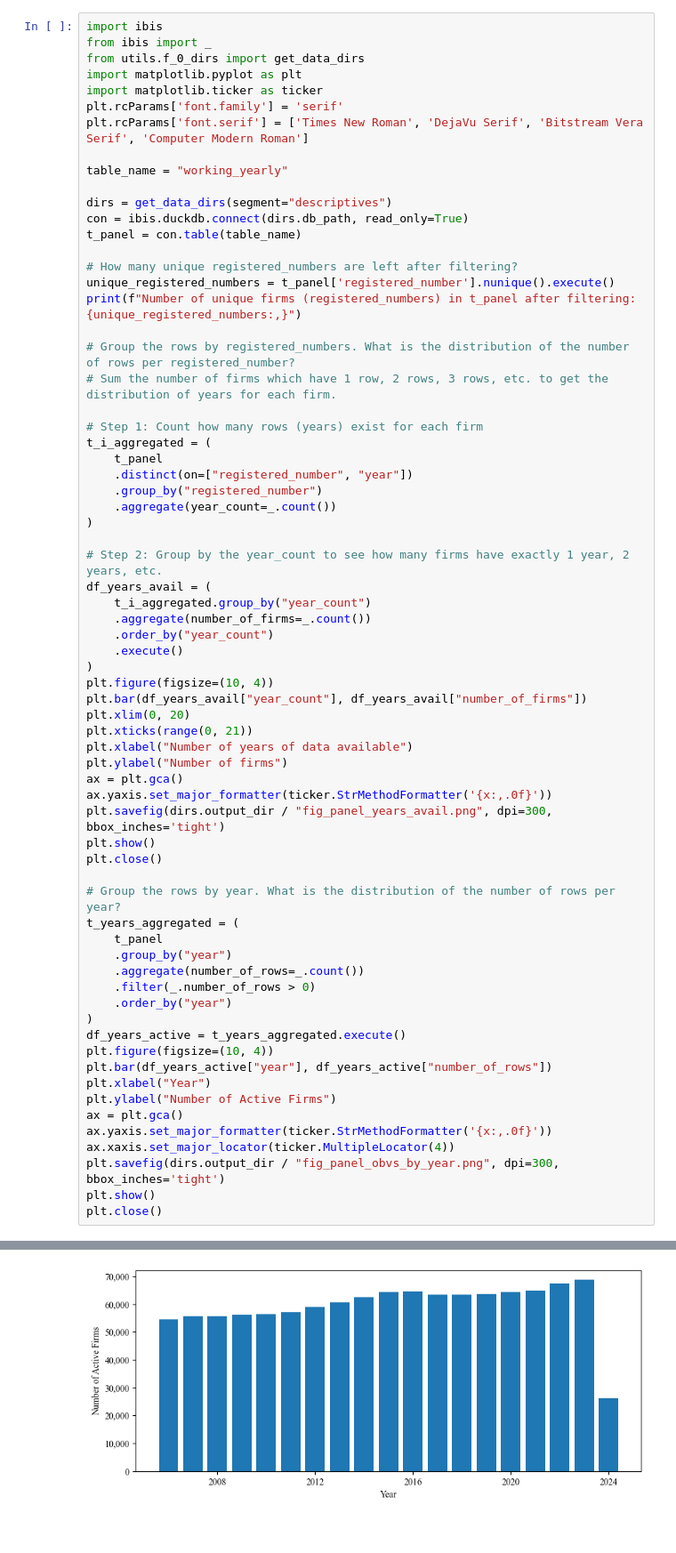
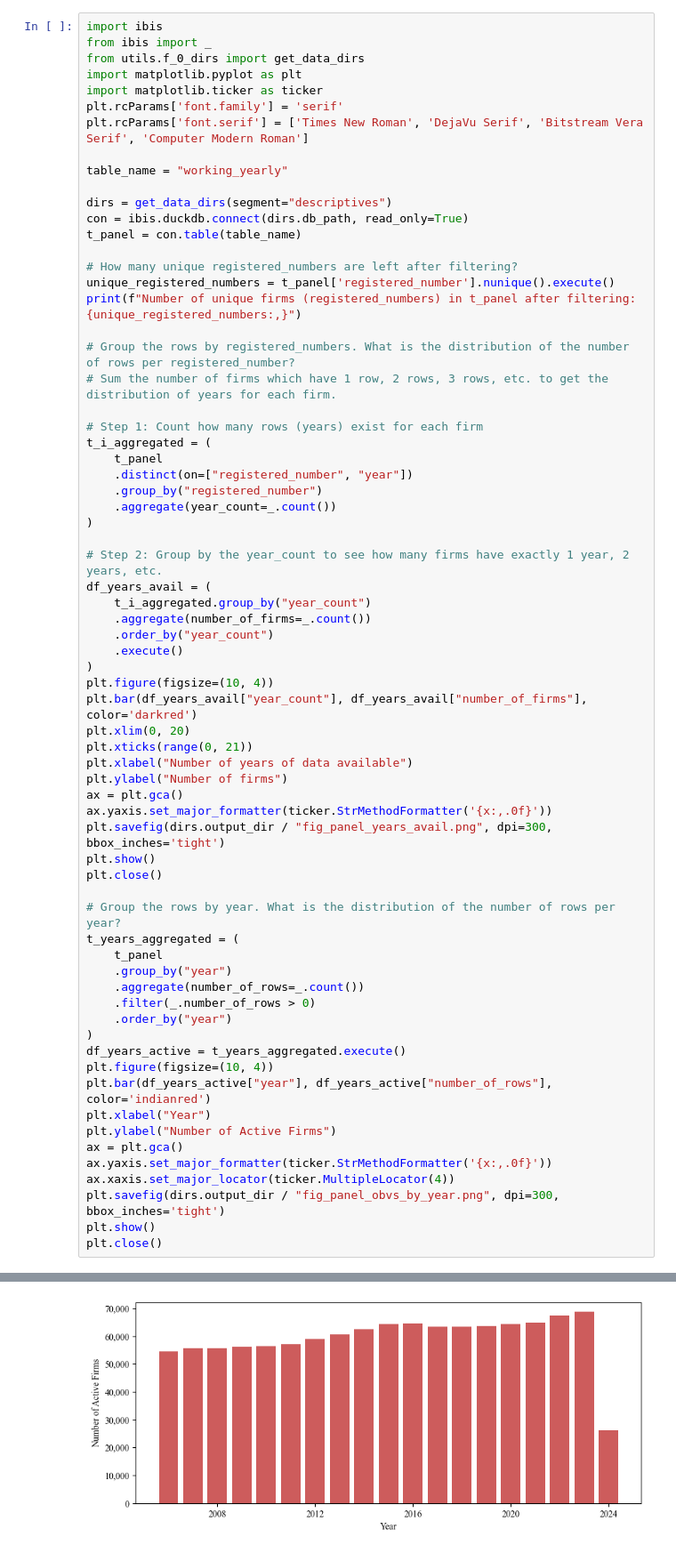
Before and after one commit to aloysiuslip/ucl-diss-ECON0079, a Jupyter notebook: descriptives/src/main_4_data_financial.ipynb, the cells around one changed output, grey strips where cells are left out. Shown at 89% size. Cells and saved outputs as stored; diff of their text form.

```diff
--- a/descriptives/src/main_4_data_financial.ipynb
+++ b/descriptives/src/main_4_data_financial.ipynb
@@ -36,7 +36,7 @@ df_years_avail = (
     .execute()
 )
 plt.figure(figsize=(10, 4))
-plt.bar(df_years_avail["year_count"], df_years_avail["number_of_firms"])
+plt.bar(df_years_avail["year_count"], df_years_avail["number_of_firms"], color='darkred')
 plt.xlim(0, 20)
 plt.xticks(range(0, 21))
 plt.xlabel("Number of years of data available")
@@ -57,7 +57,7 @@ t_years_aggregated = (
 )
 df_years_active = t_years_aggregated.execute()
 plt.figure(figsize=(10, 4))
-plt.bar(df_years_active["year"], df_years_active["number_of_rows"])
+plt.bar(df_years_active["year"], df_years_active["number_of_rows"], color='indianred')
 plt.xlabel("Year")
 plt.ylabel("Number of Active Firms")
 ax = plt.gca()
@@ -72 +72 @@ Number of unique firms (registered_numbers) in t_panel after filtering: 148,442
-[figure, old version]
+[figure, new version]
```
Also changed, not shown: parts of 1 cell of this notebook, 7 other files.
